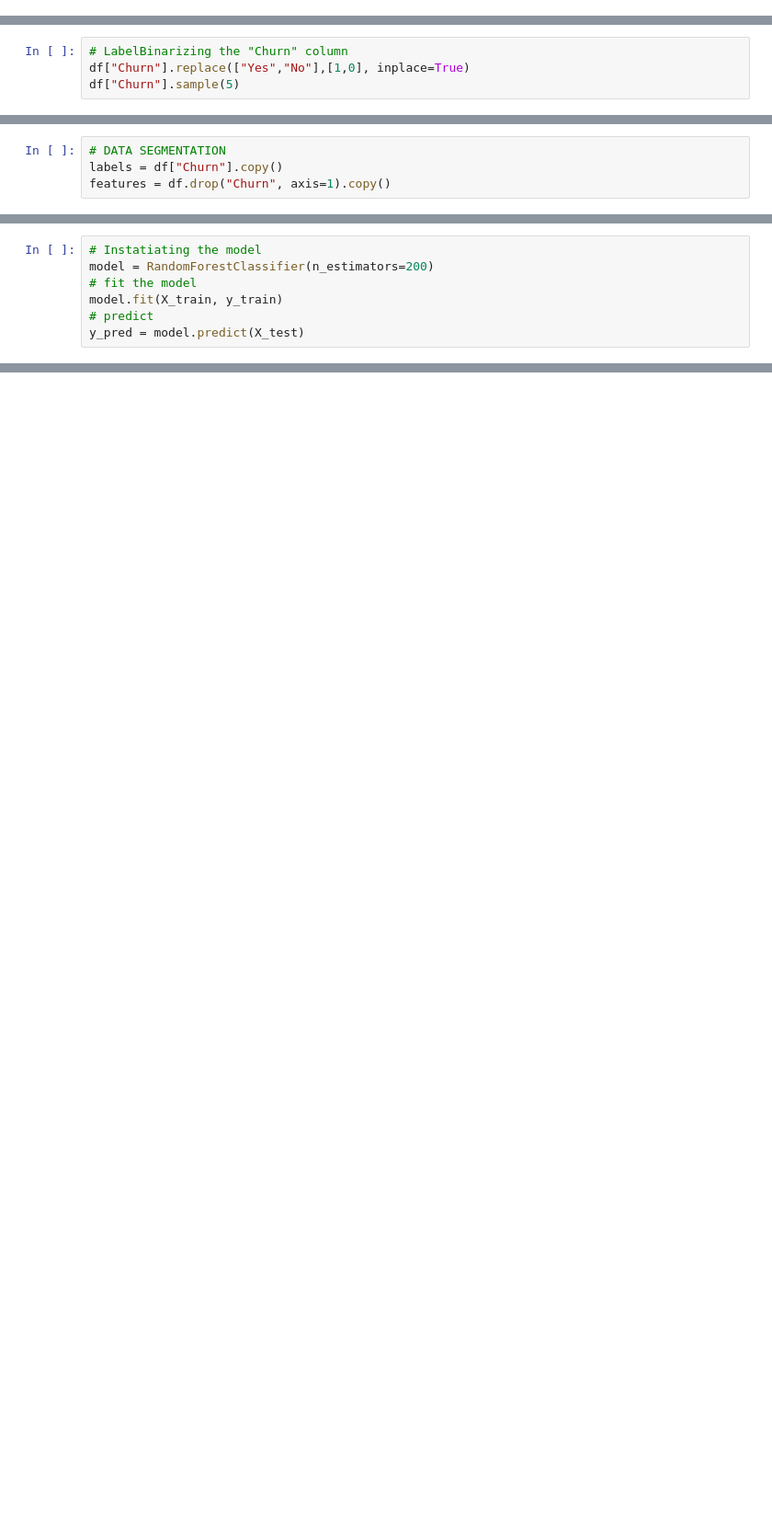
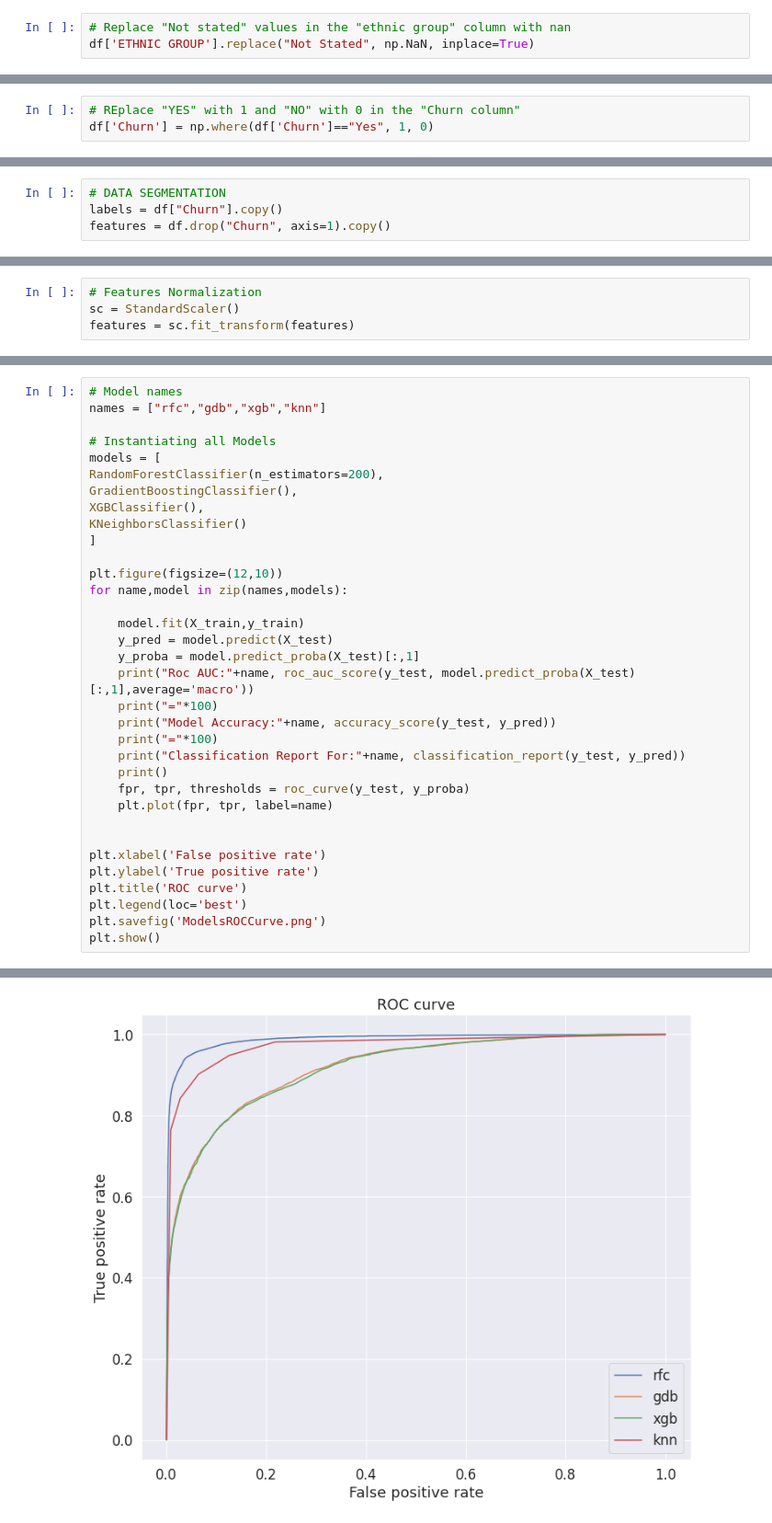
Before and after one commit to thatquams/Employee-churn-Prediction, a Jupyter notebook: HR_Project.ipynb, the cells around one changed output, grey strips where cells are left out. Shown: that part at 92% size. Saved outputs shown, nothing was run; the diff lists cells and outputs as text; blank space fills up the shorter version.

```diff
--- a/HR_Project.ipynb
+++ b/HR_Project.ipynb
@@ -542,0 +618,3 @@ df.drop(['REPORT RUN PERIOD','ORG PARTY ID','POSITION ID', 'distinct person id',
+# %%
+# Replace "Not stated" values in the "ethnic group" column with nan
+df['ETHNIC GROUP'].replace("Not Stated", np.NaN, inplace=True)
@@ -648,4 +683,3 @@ array(['Female', 'Male', 'Other'], dtype=object)
 # %%
-# LabelBinarizing the "Churn" column
-df["Churn"].replace(["Yes","No"],[1,0], inplace=True)
-df["Churn"].sample(5)
+# REplace "YES" with 1 and "NO" with 0 in the "Churn column"
+df['Churn'] = np.where(df['Churn']=="Yes", 1, 0)
@@ -667,0 +710,4 @@ features = df.drop("Churn", axis=1).copy()
+# %%
+# Features Normalization
+sc = StandardScaler()
+features = sc.fit_transform(features)
@@ -674,7 +721,0 @@ X_train.shape, X_test.shape, y_train.shape, y_test.shape
-# %%
-# Instatiating the model
-model = RandomForestClassifier(n_estimators=200)
-# fit the model
-model.fit(X_train, y_train)
-# predict
-y_pred = model.predict(X_test)
@@ -693,0 +724,35 @@ acc
+# %%
+# Model names
+names = ["rfc","gdb","xgb","knn"]
+
+# Instantiating all Models
+models = [
+RandomForestClassifier(n_estimators=200),
+GradientBoostingClassifier(),
+XGBClassifier(),
+KNeighborsClassifier()
+]
+
+plt.figure(figsize=(12,10))
+for name,model in zip(names,models):
+
+	model.fit(X_train,y_train)
+	y_pred = model.predict(X_test)
+	y_proba = model.predict_proba(X_test)[:,1]
+	print("Roc AUC:"+name, roc_auc_score(y_test, model.predict_proba(X_test)[:,1],average='macro'))
+	print("="*100)
+	print("Model Accuracy:"+name, accuracy_score(y_test, y_pred))
+	print("="*100)
+	print("Classification Report For:"+name, classification_report(y_test, y_pred))
+	print()
+	fpr, tpr, thresholds = roc_curve(y_test, y_proba)
+	plt.plot(fpr, tpr, label=name)
+
+
+plt.xlabel('False positive rate')
+plt.ylabel('True positive rate')
+plt.title('ROC curve')
+plt.legend(loc='best')
+plt.savefig('ModelsROCCurve.png')
+plt.show()
+# %% [output]
@@ -693,0 +776 @@ acc
+[figure, added]
```
Also changed, not shown: parts of 107 cells of this notebook.
